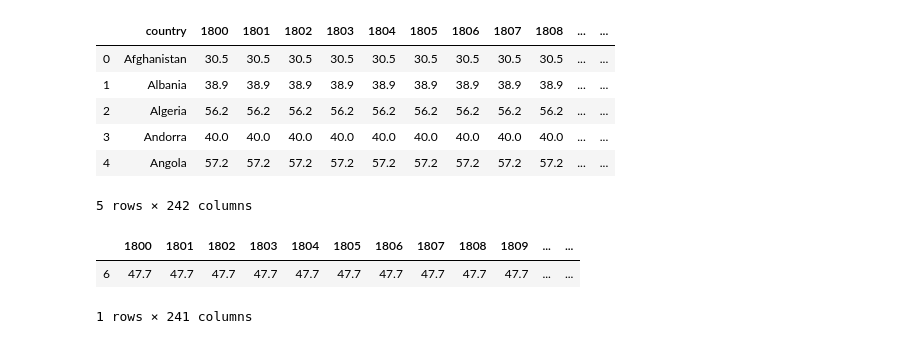
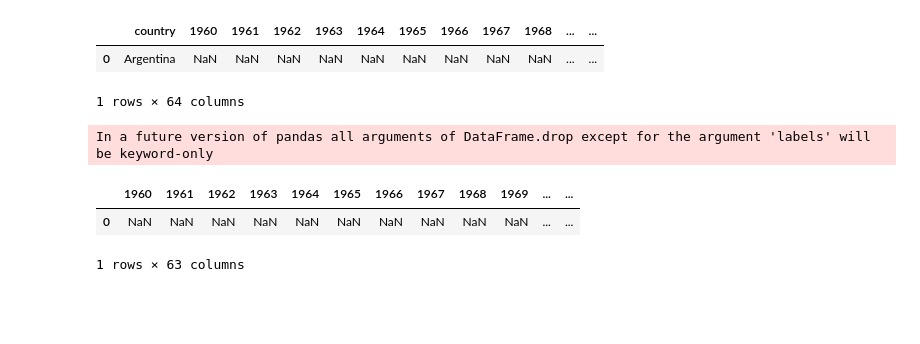
Before and after one commit to emibap/dataviz, a Jupyter notebook: argentina/gapminder.ipynb, the cells around one changed output. Drawn from its saved outputs; the diff is of its cells as text; code cells hidden in the pictures; blank space fills up the shorter version.

Commit message:
Update data sources, settings and styles

```diff
--- a/argentina/gapminder.ipynb
+++ b/argentina/gapminder.ipynb
@@ -5,23 +5,23 @@ import pandas as pd
 
 from util.functions import *
 # %%
-gini = pd.read_csv("assets/gini.csv")
+# gini = pd.read_csv("assets/gini.csv")
+# gini = pd.read_csv("assets/API_ARG_DS2_en_csv_v2_2164835.csv")
+gini = pd.read_csv("assets/GINI_Arg_Banco_Mundial.csv")
 gini.head()
 # %% [output]
-|  | country | 1800 | 1801 | 1802 | 1803 | 1804 | 1805 | 1806 | 1807 | 1808 | ... | ... |
-| 0 | Afghanistan | 30.5 | 30.5 | 30.5 | 30.5 | 30.5 | 30.5 | 30.5 | 30.5 | 30.5 | ... | ... |
-| 1 | Albania | 38.9 | 38.9 | 38.9 | 38.9 | 38.9 | 38.9 | 38.9 | 38.9 | 38.9 | ... | ... |
-| 2 | Algeria | 56.2 | 56.2 | 56.2 | 56.2 | 56.2 | 56.2 | 56.2 | 56.2 | 56.2 | ... | ... |
-| 3 | Andorra | 40.0 | 40.0 | 40.0 | 40.0 | 40.0 | 40.0 | 40.0 | 40.0 | 40.0 | ... | ... |
-| 4 | Angola | 57.2 | 57.2 | 57.2 | 57.2 | 57.2 | 57.2 | 57.2 | 57.2 | 57.2 | ... | ... |
+|  | country | 1960 | 1961 | 1962 | 1963 | 1964 | 1965 | 1966 | 1967 | 1968 | ... | ... |
+| 0 | Argentina | NaN | NaN | NaN | NaN | NaN | NaN | NaN | NaN | NaN | ... | ... |
-5 rows × 242 columns
+1 rows × 64 columns
 # %%
 gini_arg = gini.loc[(gini.country == "Argentina")].copy()
+# gini_arg = gini.loc[(gini["Country Name"] == "Argentina")].copy()
 
 gini_arg.drop('country', 1, inplace=True)
 gini_arg.tail(5)
 # %% [output]
+In a future version of pandas all arguments of DataFrame.drop except for the argument 'labels' will be keyword-only
-|  | 1800 | 1801 | 1802 | 1803 | 1804 | 1805 | 1806 | 1807 | 1808 | 1809 | ... | ... |
-| 6 | 47.7 | 47.7 | 47.7 | 47.7 | 47.7 | 47.7 | 47.7 | 47.7 | 47.7 | 47.7 | ... | ... |
+|  | 1960 | 1961 | 1962 | 1963 | 1964 | 1965 | 1966 | 1967 | 1968 | 1969 | ... | ... |
+| 0 | NaN | NaN | NaN | NaN | NaN | NaN | NaN | NaN | NaN | NaN | ... | ... |
-1 rows × 241 columns
+1 rows × 63 columns
 # %%
```
Also changed, not shown: parts of 11 cells of this notebook, 26 other files.
